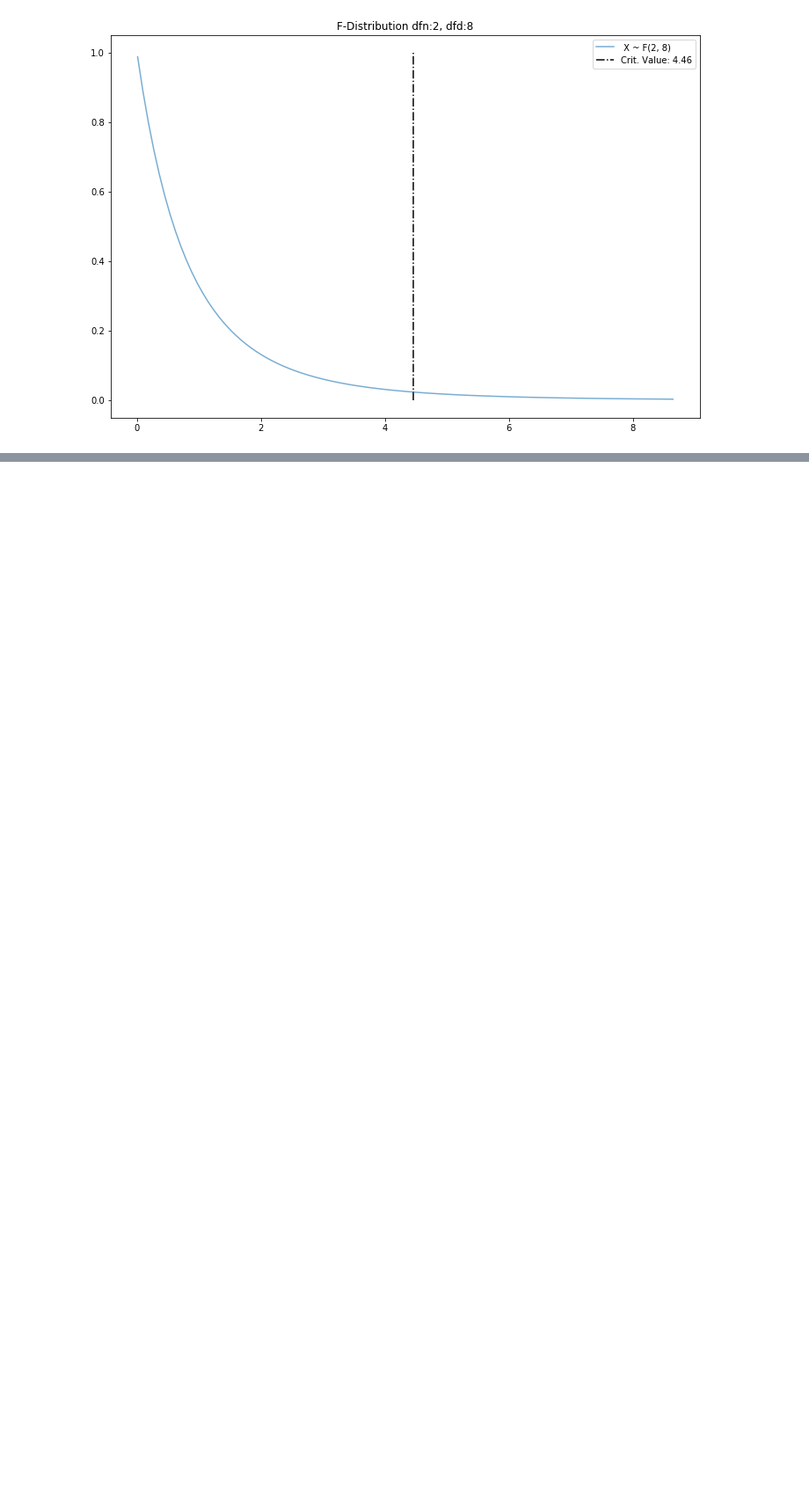
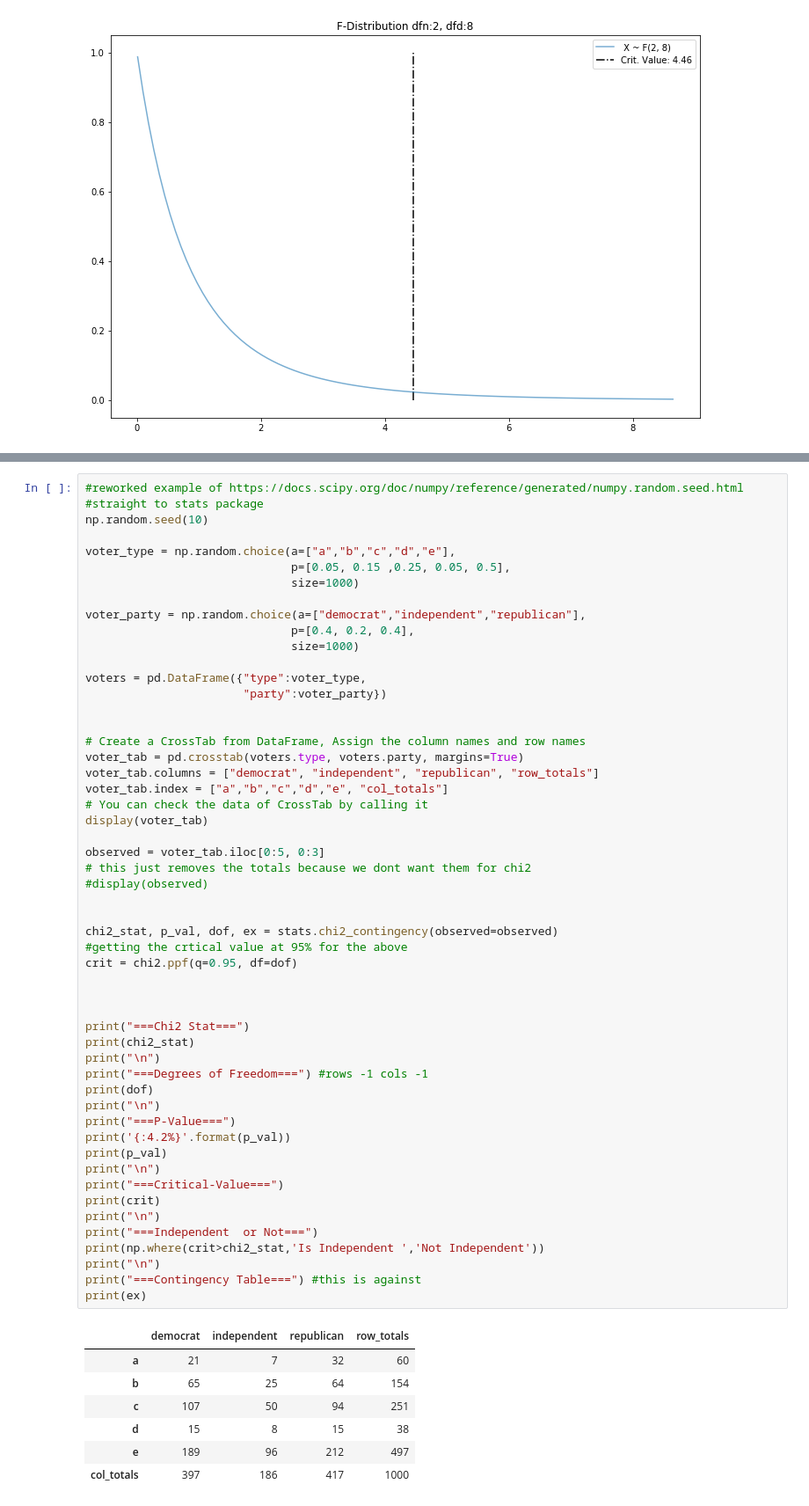
Before and after one commit to TG7789RR/pythonlearningx64, a Jupyter notebook: worked_stats_testing_examples.ipynb, the cells around one changed output, grey strips where cells are left out. Shown at 88% size. Saved outputs shown, nothing was run; the diff lists cells and outputs as text; blank space fills up the shorter version.

Commit message:
Update worked_stats_testing_examples.ipynb
added chi-squared

```diff
--- a/worked_stats_testing_examples.ipynb
+++ b/worked_stats_testing_examples.ipynb
@@ -256,0 +259,61 @@ plot_f_distrubiton();
+# %%
+#reworked example of https://docs.scipy.org/doc/numpy/reference/generated/numpy.random.seed.html
+#straight to stats package
+np.random.seed(10)
+
+voter_type = np.random.choice(a=["a","b","c","d","e"],
+                              p=[0.05, 0.15 ,0.25, 0.05, 0.5],
+                              size=1000)
+
+voter_party = np.random.choice(a=["democrat","independent","republican"],
+                              p=[0.4, 0.2, 0.4],
+                              size=1000)
+
+voters = pd.DataFrame({"type":voter_type,
+                       "party":voter_party})
+
+
+# Create a CrossTab from DataFrame, Assign the column names and row names
+voter_tab = pd.crosstab(voters.type, voters.party, margins=True)
+voter_tab.columns = ["democrat", "independent", "republican", "row_totals"]
+voter_tab.index = ["a","b","c","d","e", "col_totals"]
+# You can check the data of CrossTab by calling it
+display(voter_tab)
+
+observed = voter_tab.iloc[0:5, 0:3]
+# this just removes the totals because we dont want them for chi2
+#display(observed)
+
+
+chi2_stat, p_val, dof, ex = stats.chi2_contingency(observed=observed)
+#getting the crtical value at 95% for the above
+crit = chi2.ppf(q=0.95, df=dof)
+
+
+
+print("===Chi2 Stat===")
+print(chi2_stat)
+print("\n")
+print("===Degrees of Freedom===") #rows -1 cols -1
+print(dof)
+print("\n")
+print("===P-Value===")
+print('{:4.2%}'.format(p_val))
+print(p_val)
+print("\n")
+print("===Critical-Value===")
+print(crit)
+print("\n")
+print("===Independent  or Not===")
+print(np.where(crit>chi2_stat,'Is Independent ','Not Independent'))
+print("\n")
+print("===Contingency Table===") #this is against
+print(ex)
+# %% [output]
+|  | democrat | independent | republican | row_totals |
+| a | 21 | 7 | 32 | 60 |
+| b | 65 | 25 | 64 | 154 |
+| c | 107 | 50 | 94 | 251 |
+| d | 15 | 8 | 15 | 38 |
+| e | 189 | 96 | 212 | 497 |
+| col_totals | 397 | 186 | 417 | 1000 |
```
Also changed, not shown: parts of 7 cells of this notebook.
